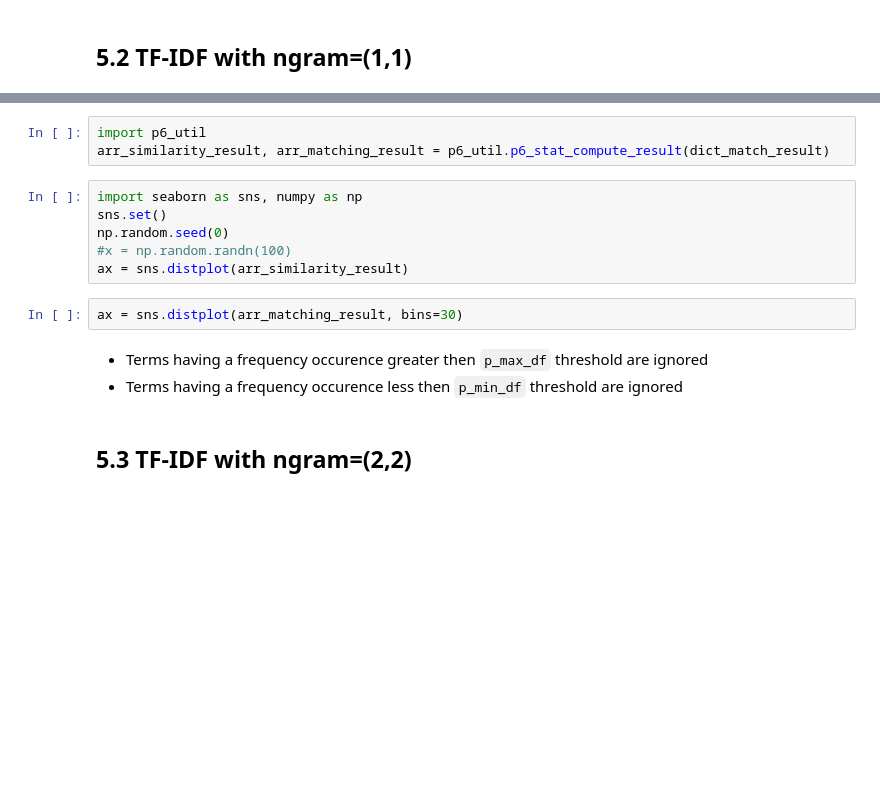
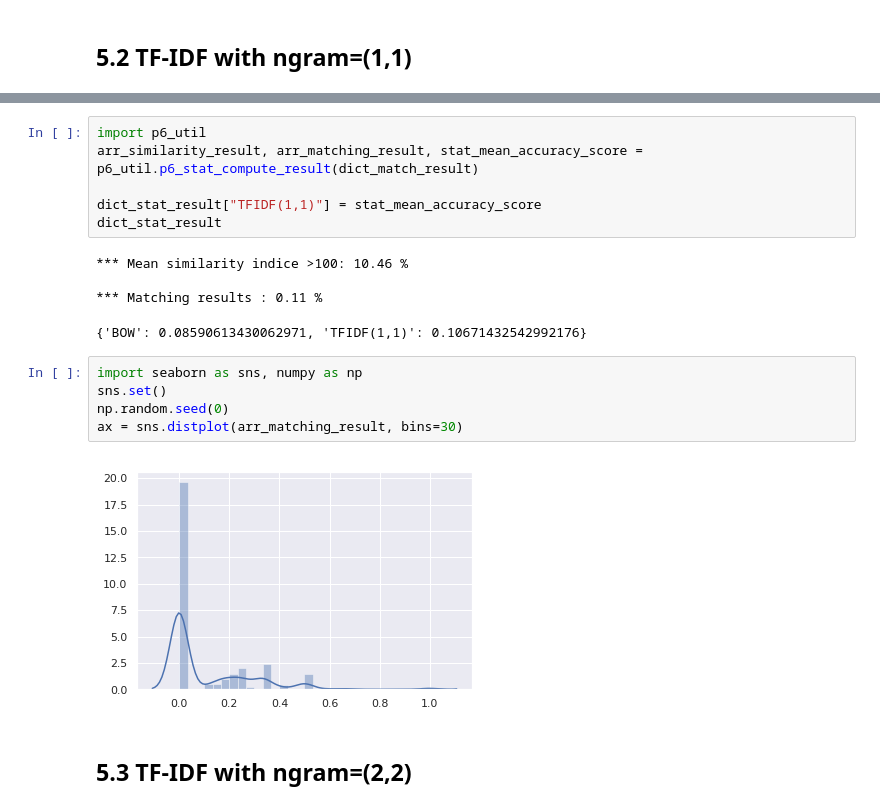
Before and after one commit to dataforcast/OC_Datascientist, a Jupyter notebook: P6/P6_StatisticalMethod.ipynb, the cells around one changed output, grey strips where cells are left out. Saved outputs shown, nothing was run; the diff lists cells and outputs as text; blank space fills up the shorter version.

```diff
--- a/P6/P6_StatisticalMethod.ipynb
+++ b/P6/P6_StatisticalMethod.ipynb
@@ -159,17 +221,21 @@ dict_match_result = p5_util.object_load(file_name)
 # %%
 import p6_util
-arr_similarity_result, arr_matching_result = p6_util.p6_stat_compute_result(dict_match_result)
+arr_similarity_result, arr_matching_result, stat_mean_accuracy_score = p6_util.p6_stat_compute_result(dict_match_result)
+
+dict_stat_result["TFIDF(1,1)"] = stat_mean_accuracy_score
+dict_stat_result
+# %% [output]
+*** Mean similarity indice >100: 10.46 %
+
+*** Matching results : 0.11 %
+{'BOW': 0.08590613430062971, 'TFIDF(1,1)': 0.10671432542992176}
 # %%
 import seaborn as sns, numpy as np
 sns.set()
 np.random.seed(0)
-#x = np.random.randn(100)
-ax = sns.distplot(arr_similarity_result)
+ax = sns.distplot(arr_matching_result, bins=30)
+# %% [output]
+[figure, added]
-# %%
-ax = sns.distplot(arr_matching_result, bins=30)
-# %% [markdown]
-* Terms having a frequency occurence greater then ``p_max_df`` threshold are ignored
-* Terms having a frequency occurence less then ``p_min_df`` threshold are ignored
 # %% [markdown]
 ## <font color='blus'>5.3 TF-IDF  with ngram=(2,2)</font>
 # %%
```
Also changed, not shown: parts of 69 cells of this notebook, 4 other files.
